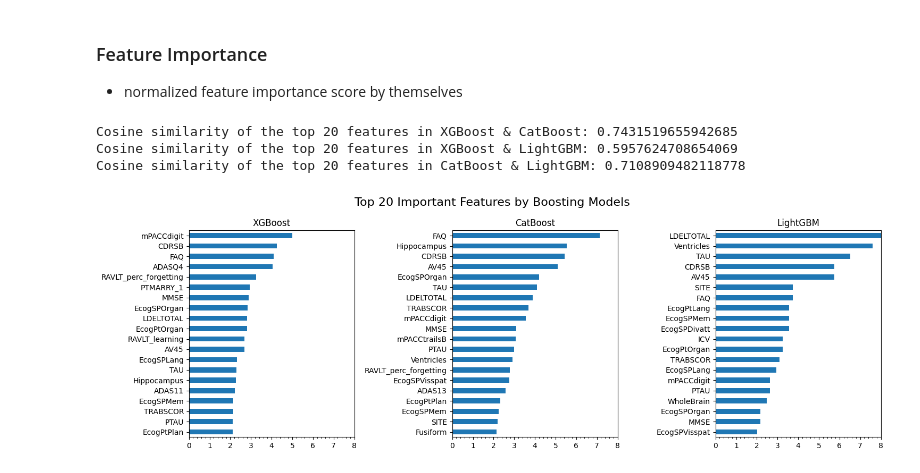
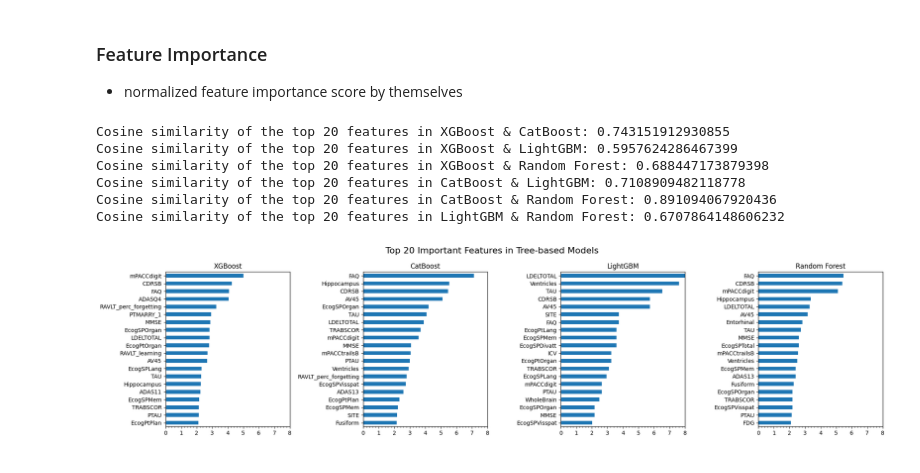
Before and after one commit to tctsung/AD_boosting, a Jupyter notebook: explainable_AI/Feature_importance.ipynb, the cells around one changed output. Drawn from its saved outputs; the diff is of its cells as text; code cells hidden in the pictures.

Commit message:
update output tableand plots

```diff
--- a/explainable_AI/Feature_importance.ipynb
+++ b/explainable_AI/Feature_importance.ipynb
@@ -28,6 +28,8 @@ cat_features=['PTGENDER', 'PTETHCAT', 'PTMARRY', 'PTRACCAT']
 c = dc.load_py('../modeling/models/CatBoost_optimal.pkl')
 l = dc.load_py('../modeling/models/LightGBM_optimal.pkl')
 x = dc.load_py('../modeling/models/XGBoost_optimal.pkl')
+rf = dc.load_py('../modeling/models/baseline5.pkl')
+rf = rf["Random Forest"]
 # %%
 top_n = 20
 fi={
@@ -39,7 +41,11 @@ fi={
                         .sort_values(ascending=False)[:top_n][::-1],
     'LightGBM':pd.Series(l.feature_importances_/sum(l.feature_importances_)*100,
                         index=x_train.columns) \
-                        .sort_values(ascending=False)[:top_n][::-1]
+                        .sort_values(ascending=False)[:top_n][::-1],
+    'Random Forest':pd.Series(rf.feature_importances_/sum(rf.feature_importances_)*100,
+                        index=x_train_dummy.columns) \
+                        .sort_values(ascending=False)[:top_n][::-1],
+
 }
 df_fi = pd.DataFrame(fi).fillna(0)  # fill importance not in top n to 0
 # %%
@@ -53,24 +59,28 @@ for m1,m2 in combinations(df_fi.columns.tolist(),2):
     cos_sim = dot(a, b)/(norm(a)*norm(b))
     print(f"Cosine similarity of the top {top_n} features in {m1} & {m2}: {cos_sim}")
 # %% [output]
-Cosine similarity of the top 20 features in XGBoost & CatBoost: 0.7431519655942685
-Cosine similarity of the top 20 features in XGBoost & LightGBM: 0.5957624708654069
+Cosine similarity of the top 20 features in XGBoost & CatBoost: 0.743151912930855
+Cosine similarity of the top 20 features in XGBoost & LightGBM: 0.5957624286467399
+Cosine similarity of the top 20 features in XGBoost & Random Forest: 0.688447173879398
 Cosine similarity of the top 20 features in CatBoost & LightGBM: 0.7108909482118778
+Cosine similarity of the top 20 features in CatBoost & Random Forest: 0.891094067920436
+Cosine similarity of the top 20 features in LightGBM & Random Forest: 0.6707864148606232
 # %%
 import matplotlib.pyplot as plt
 import matplotlib.ticker as ticker
 upper_bound = 8  # upper bound for importance value
 fig, axes = plt.subplots(nrows=1, ncols=len(fi), figsize=(5*len(fi), 5))
-fig.suptitle('Top ' + str(top_n) + ' Important Features in Boosting Models', fontsize=16)
+fig.suptitle('Top ' + str(top_n) + ' Important Features in Tree-based Models', fontsize=16)
 # Loop over the feature importance data and plot each series as a horizontal bar plot
 for i, (model_name, data) in enumerate(fi.items()):
     data[:top_n][::-1].plot(kind='barh', ax=axes[i])
     axes[i].set_title(model_name)
     axes[i].invert_yaxis()
     axes[i].set_xlim([0, upper_bound])
     axes[i].xaxis.set_major_locator(ticker.MultipleLocator(1))
     axes[i].xaxis.set_minor_locator(ticker.AutoMinorLocator())
 plt.tight_layout()
-plt.show()
+# plt.show()
+plt.savefig('../output/feature_importance.svg', dpi=300)
 # %% [output]
-[figure, old version]
+[figure, new version]
```
Also changed, not shown: 26 other files.
